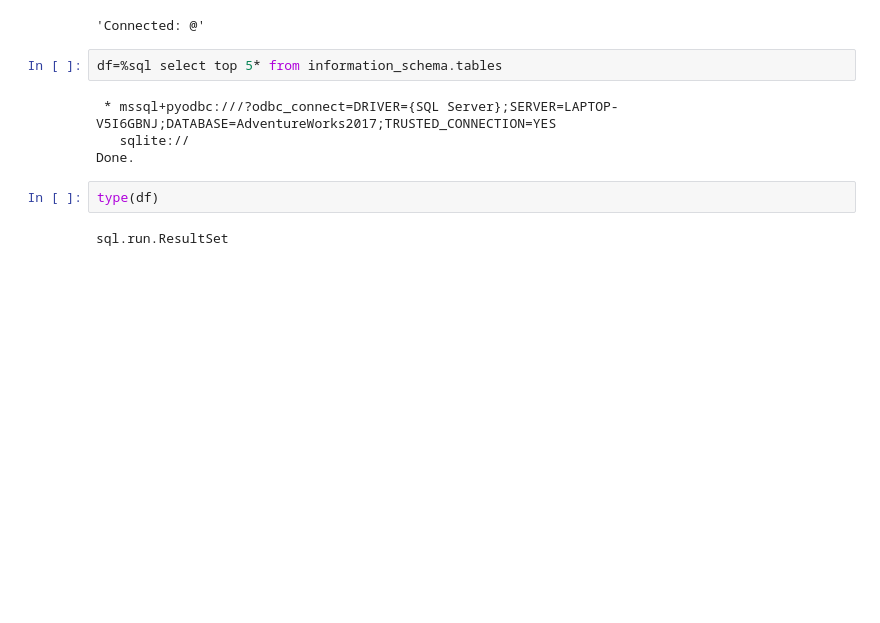
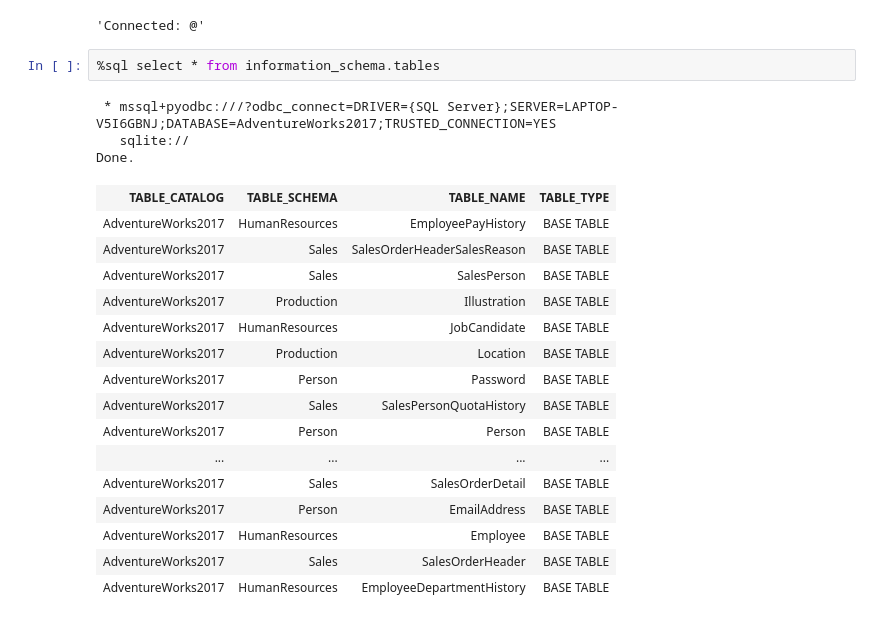
Before and after one commit to PrasannaMummigatti/PythonCodeSample, a Jupyter notebook: SQLMagicFunction.ipynb, the cells around one changed output. Drawn from its saved outputs; the diff is of its cells as text; blank space fills up the shorter version.

```diff
--- a/SQLMagicFunction.ipynb
+++ b/SQLMagicFunction.ipynb
@@ -116,12 +131,24 @@ params = urllib.parse.quote_plus("DRIVER={SQL Server};SERVER=LAPTOP-V5I6GBNJ;DAT
 # %% [output]
 'Connected: @'
 # %%
-df=%sql select top 5* from information_schema.tables
+%sql select * from information_schema.tables
 # %% [output]
  * mssql+pyodbc:///?odbc_connect=DRIVER={SQL Server};SERVER=LAPTOP-V5I6GBNJ;DATABASE=AdventureWorks2017;TRUSTED_CONNECTION=YES
    sqlite://
 Done.
+| TABLE_CATALOG | TABLE_SCHEMA | TABLE_NAME | TABLE_TYPE |
+| AdventureWorks2017 | HumanResources | EmployeePayHistory | BASE TABLE |
+| AdventureWorks2017 | Sales | SalesOrderHeaderSalesReason | BASE TABLE |
+| AdventureWorks2017 | Sales | SalesPerson | BASE TABLE |
+| AdventureWorks2017 | Production | Illustration | BASE TABLE |
+| AdventureWorks2017 | HumanResources | JobCandidate | BASE TABLE |
+| AdventureWorks2017 | Production | Location | BASE TABLE |
+| AdventureWorks2017 | Person | Password | BASE TABLE |
+| AdventureWorks2017 | Sales | SalesPersonQuotaHistory | BASE TABLE |
+| AdventureWorks2017 | Person | Person | BASE TABLE |
+| ... | ... | ... | ... |
+| AdventureWorks2017 | Sales | SalesOrderDetail | BASE TABLE |
+| AdventureWorks2017 | Person | EmailAddress | BASE TABLE |
+| AdventureWorks2017 | HumanResources | Employee | BASE TABLE |
+| AdventureWorks2017 | Sales | SalesOrderHeader | BASE TABLE |
+| AdventureWorks2017 | HumanResources | EmployeeDepartmentHistory | BASE TABLE |
-# %%
-type(df)
-# %% [output]
-sql.run.ResultSet
```
Also changed, not shown: parts of 3 cells of this notebook, 2 other files.
